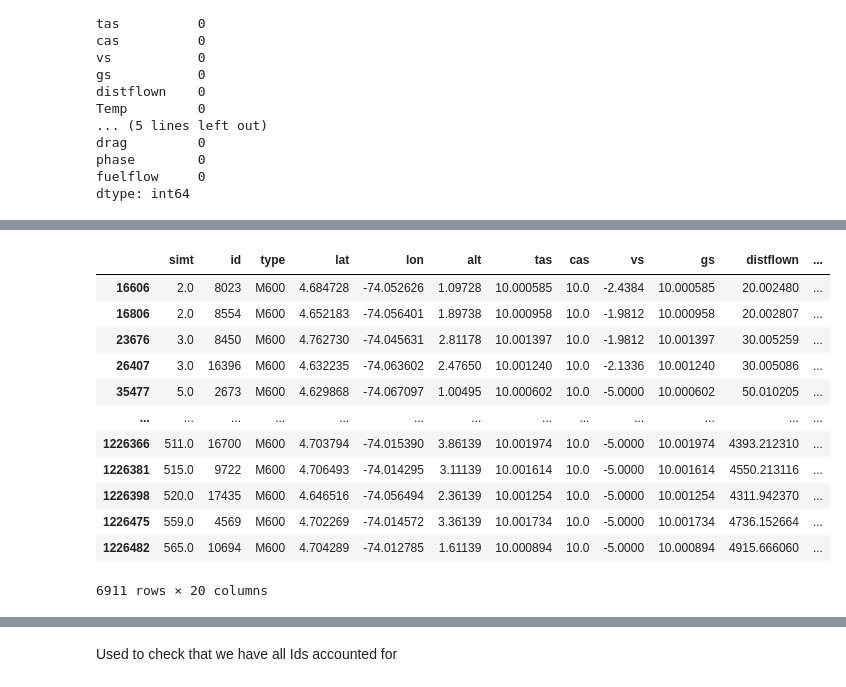
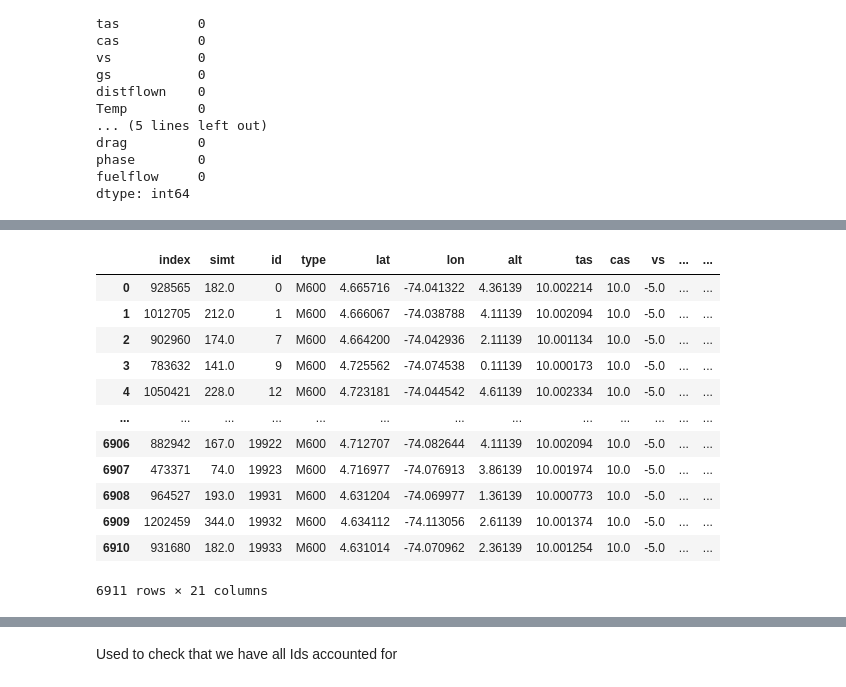
Before and after one commit to MDiDeo/cap6707_uav_project, a Jupyter notebook: multiple_UAV.ipynb, the cells around one changed output, grey strips where cells are left out. Saved outputs shown, nothing was run; the diff lists cells and outputs as text; code cells hidden in the pictures.

```diff
--- a/multiple_UAV.ipynb
+++ b/multiple_UAV.ipynb
@@ -81,17 +118,17 @@ df.sort_values(by=['id', 'simt'], ascending=True)
 # %%
-df = df.sort_values(by=['id', 'simt'], ascending=False).drop_duplicates('id').sort_index()
-df
+df_end = df.sort_values(by=['id', 'simt'], ascending=False).drop_duplicates('id').sort_values('id').reset_index()
+df_end
 # %% [output]
-|  | simt | id | type | lat | lon | alt | tas | cas | vs | gs | distflown | ... |
-| 16606 | 2.0 | 8023 | M600 | 4.684728 | -74.052626 | 1.09728 | 10.000585 | 10.0 | -2.4384 | 10.000585 | 20.002480 | ... |
-| 16806 | 2.0 | 8554 | M600 | 4.652183 | -74.056401 | 1.89738 | 10.000958 | 10.0 | -1.9812 | 10.000958 | 20.002807 | ... |
-| 23676 | 3.0 | 8450 | M600 | 4.762730 | -74.045631 | 2.81178 | 10.001397 | 10.0 | -1.9812 | 10.001397 | 30.005259 | ... |
-| 26407 | 3.0 | 16396 | M600 | 4.632235 | -74.063602 | 2.47650 | 10.001240 | 10.0 | -2.1336 | 10.001240 | 30.005086 | ... |
-| 35477 | 5.0 | 2673 | M600 | 4.629868 | -74.067097 | 1.00495 | 10.000602 | 10.0 | -5.0000 | 10.000602 | 50.010205 | ... |
+|  | index | simt | id | type | lat | lon | alt | tas | cas | vs | ... | ... |
+| 0 | 928565 | 182.0 | 0 | M600 | 4.665716 | -74.041322 | 4.36139 | 10.002214 | 10.0 | -5.0 | ... | ... |
+| 1 | 1012705 | 212.0 | 1 | M600 | 4.666067 | -74.038788 | 4.11139 | 10.002094 | 10.0 | -5.0 | ... | ... |
+| 2 | 902960 | 174.0 | 7 | M600 | 4.664200 | -74.042936 | 2.11139 | 10.001134 | 10.0 | -5.0 | ... | ... |
+| 3 | 783632 | 141.0 | 9 | M600 | 4.725562 | -74.074538 | 0.11139 | 10.000173 | 10.0 | -5.0 | ... | ... |
+| 4 | 1050421 | 228.0 | 12 | M600 | 4.723181 | -74.044542 | 4.61139 | 10.002334 | 10.0 | -5.0 | ... | ... |
 | ... | ... | ... | ... | ... | ... | ... | ... | ... | ... | ... | ... | ... |
-| 1226366 | 511.0 | 16700 | M600 | 4.703794 | -74.015390 | 3.86139 | 10.001974 | 10.0 | -5.0000 | 10.001974 | 4393.212310 | ... |
-| 1226381 | 515.0 | 9722 | M600 | 4.706493 | -74.014295 | 3.11139 | 10.001614 | 10.0 | -5.0000 | 10.001614 | 4550.213116 | ... |
-| 1226398 | 520.0 | 17435 | M600 | 4.646516 | -74.056494 | 2.36139 | 10.001254 | 10.0 | -5.0000 | 10.001254 | 4311.942370 | ... |
-| 1226475 | 559.0 | 4569 | M600 | 4.702269 | -74.014572 | 3.36139 | 10.001734 | 10.0 | -5.0000 | 10.001734 | 4736.152664 | ... |
-| 1226482 | 565.0 | 10694 | M600 | 4.704289 | -74.012785 | 1.61139 | 10.000894 | 10.0 | -5.0000 | 10.000894 | 4915.666060 | ... |
+| 6906 | 882942 | 167.0 | 19922 | M600 | 4.712707 | -74.082644 | 4.11139 | 10.002094 | 10.0 | -5.0 | ... | ... |
+| 6907 | 473371 | 74.0 | 19923 | M600 | 4.716977 | -74.076913 | 3.86139 | 10.001974 | 10.0 | -5.0 | ... | ... |
+| 6908 | 964527 | 193.0 | 19931 | M600 | 4.631204 | -74.069977 | 1.36139 | 10.000773 | 10.0 | -5.0 | ... | ... |
+| 6909 | 1202459 | 344.0 | 19932 | M600 | 4.634112 | -74.113056 | 2.61139 | 10.001374 | 10.0 | -5.0 | ... | ... |
+| 6910 | 931680 | 182.0 | 19933 | M600 | 4.631014 | -74.070962 | 2.36139 | 10.001254 | 10.0 | -5.0 | ... | ... |
-6911 rows × 20 columns
+6911 rows × 21 columns
```
Also changed, not shown: parts of 23 cells of this notebook, 2 other files.
